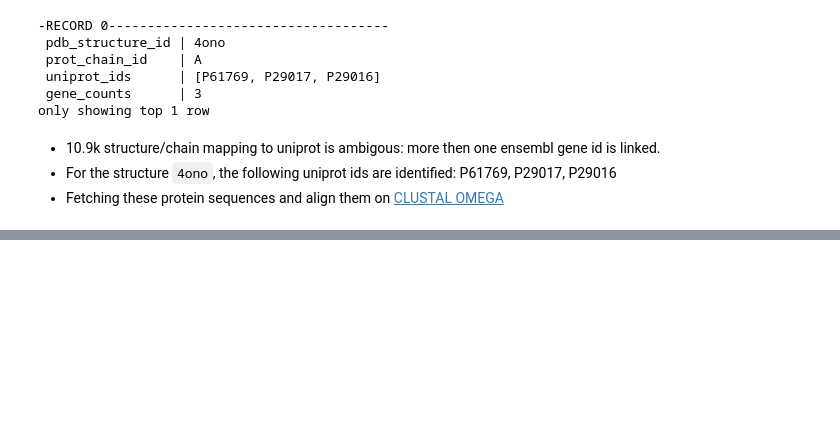
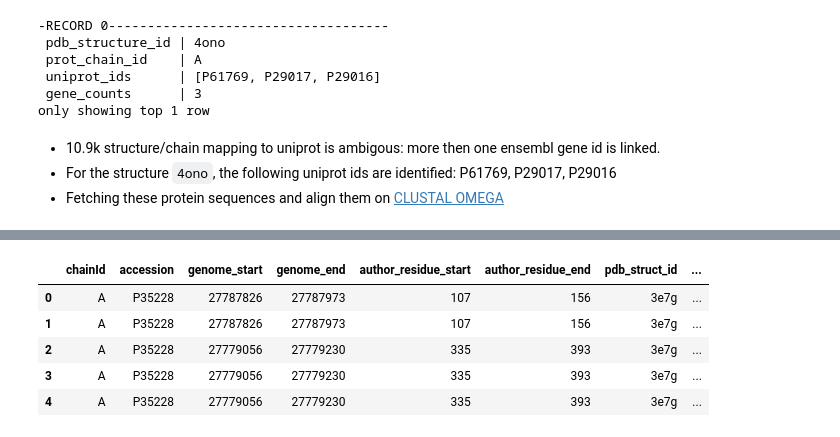
Before and after one commit to DSuveges/random_notebooks, a Jupyter notebook: 2021.05.01_drug2pdb/MapAminoAcid2Genome.ipynb, the cells around one changed output, grey strips where cells are left out. Cells and saved outputs as stored; diff of their text form; code cells hidden in the pictures; blank space fills up the shorter version.

```diff
--- a/2021.05.01_drug2pdb/MapAminoAcid2Genome.ipynb
+++ b/2021.05.01_drug2pdb/MapAminoAcid2Genome.ipynb
@@ -190,0 +363,10 @@ The proti
+# %%
+# test_df = pd.read_clipboard()
+test_df.head()
+# %% [output]
+|  | chainId | accession | genome_start | genome_end | author_residue_start | author_residue_end | pdb_struct_id | ... |
+| 0 | A | P35228 | 27787826 | 27787973 | 107 | 156 | 3e7g | ... |
+| 1 | A | P35228 | 27787826 | 27787973 | 107 | 156 | 3e7g | ... |
+| 2 | A | P35228 | 27779056 | 27779230 | 335 | 393 | 3e7g | ... |
+| 3 | A | P35228 | 27779056 | 27779230 | 335 | 393 | 3e7g | ... |
+| 4 | A | P35228 | 27779056 | 27779230 | 335 | 393 | 3e7g | ... |
```
Also changed, not shown: parts of 7 cells of this notebook, 4 other files.
